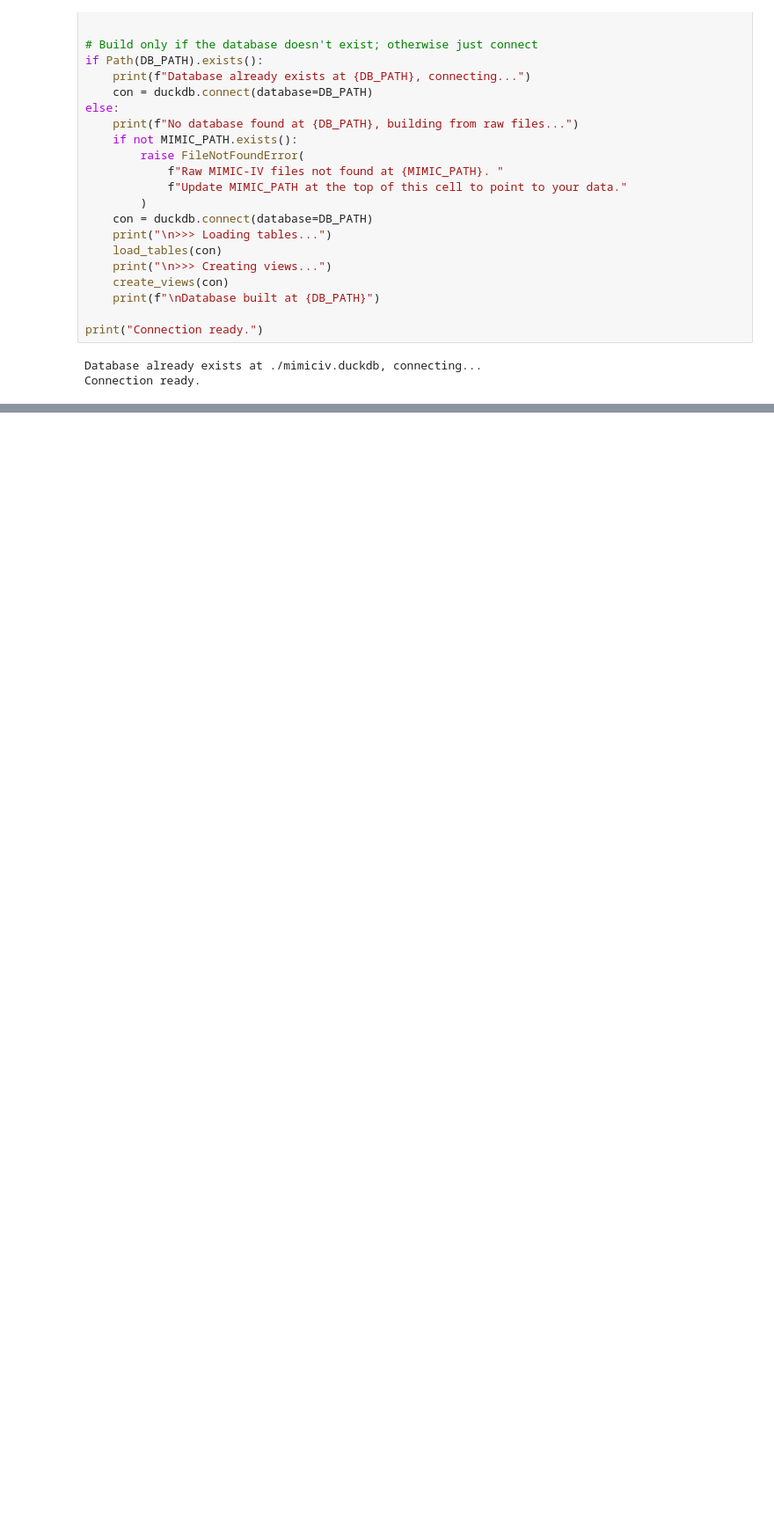
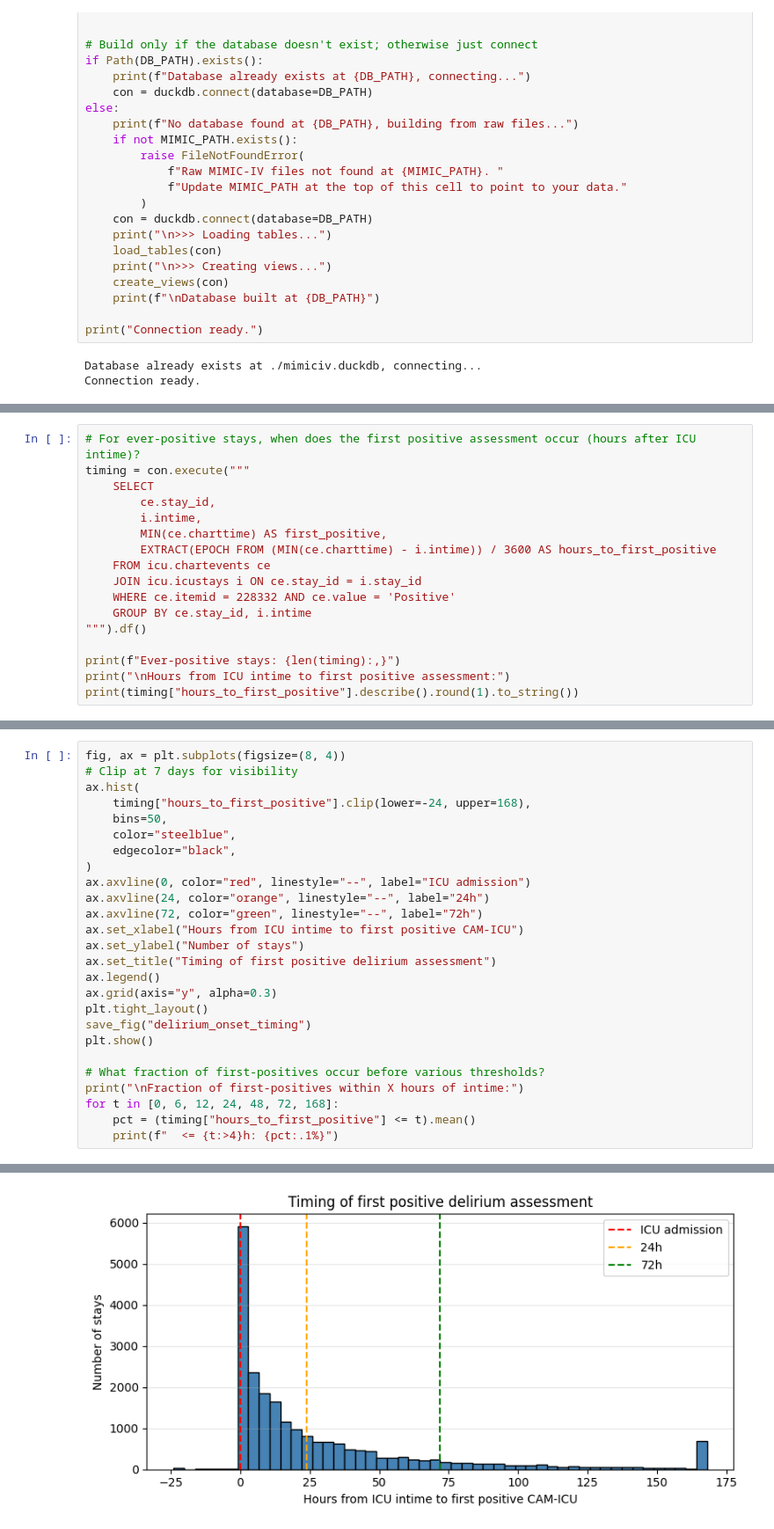
Before and after one commit to Hadyalt/AI_In_Healthcare_Capstone_Project, a Jupyter notebook: main.ipynb, the cells around one changed output, grey strips where cells are left out. Shown at 88% size. Saved outputs shown, nothing was run; the diff lists cells and outputs as text; blank space fills up the shorter version.

```diff
--- a/main.ipynb
+++ b/main.ipynb
@@ -662,0 +479,17 @@ print(sanity.to_string(index=False))
+# %%
+# For ever-positive stays, when does the first positive assessment occur (hours after ICU intime)?
+timing = con.execute("""
+    SELECT
+        ce.stay_id,
+        i.intime,
+        MIN(ce.charttime) AS first_positive,
+        EXTRACT(EPOCH FROM (MIN(ce.charttime) - i.intime)) / 3600 AS hours_to_first_positive
+    FROM icu.chartevents ce
+    JOIN icu.icustays i ON ce.stay_id = i.stay_id
+    WHERE ce.itemid = 228332 AND ce.value = 'Positive'
+    GROUP BY ce.stay_id, i.intime
+""").df()
+
+print(f"Ever-positive stays: {len(timing):,}")
+print("\nHours from ICU intime to first positive assessment:")
+print(timing["hours_to_first_positive"].describe().round(1).to_string())
@@ -662,0 +510,27 @@ print(sanity.to_string(index=False))
+# %%
+fig, ax = plt.subplots(figsize=(8, 4))
+# Clip at 7 days for visibility
+ax.hist(
+    timing["hours_to_first_positive"].clip(lower=-24, upper=168),
+    bins=50,
+    color="steelblue",
+    edgecolor="black",
+)
+ax.axvline(0, color="red", linestyle="--", label="ICU admission")
+ax.axvline(24, color="orange", linestyle="--", label="24h")
+ax.axvline(72, color="green", linestyle="--", label="72h")
+ax.set_xlabel("Hours from ICU intime to first positive CAM-ICU")
+ax.set_ylabel("Number of stays")
+ax.set_title("Timing of first positive delirium assessment")
+ax.legend()
+ax.grid(axis="y", alpha=0.3)
+plt.tight_layout()
+save_fig("delirium_onset_timing")
+plt.show()
+
+# What fraction of first-positives occur before various thresholds?
+print("\nFraction of first-positives within X hours of intime:")
+for t in [0, 6, 12, 24, 48, 72, 168]:
+    pct = (timing["hours_to_first_positive"] <= t).mean()
+    print(f"  <= {t:>4}h: {pct:.1%}")
+# %% [output]
@@ -662,0 +538 @@ print(sanity.to_string(index=False))
+[figure, added]
```
Also changed, not shown: parts of 84 cells of this notebook, 6 other files.
